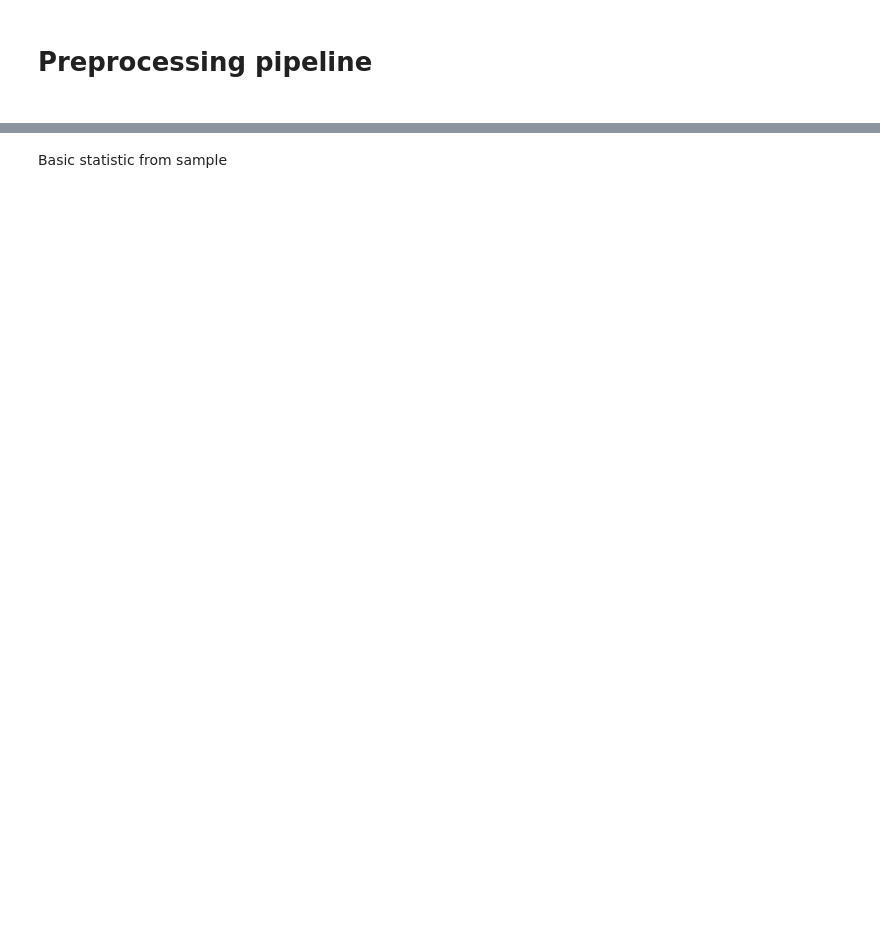
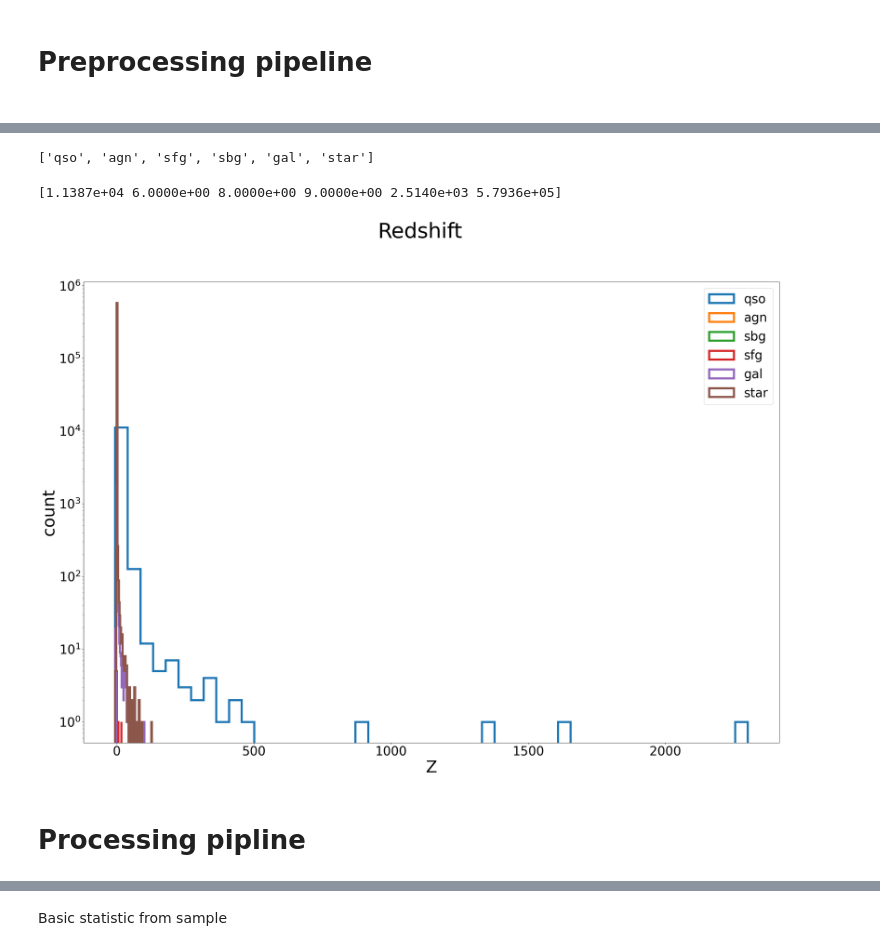
Before and after one commit to lrikozavr/extragalactic_object_locate_with_ml, a Jupyter notebook: export/main.ipynb, the cells around one changed output, grey strips where cells are left out. Cells and saved outputs as stored; diff of their text form; code cells hidden in the pictures; blank space fills up the shorter version.

```diff
--- a/export/main.ipynb
+++ b/export/main.ipynb
@@ -191,0 +291,3 @@ C:\Users\lrik\Work\agn_sdss/sample/qso_origin/1_catwise.csv
+# %%
+data = pd.read_csv(f'/media/lrikozavr/0402A64D02A64390/Users/lrik/Work/SDSS.csv', header = 0, sep = ',')
+data
@@ -191,0 +308,5 @@ C:\Users\lrik\Work\agn_sdss/sample/qso_origin/1_catwise.csv
+# %%
+one_hot_layer = lambda x: np.array([1 if x==class_name else 0 for i, class_name in enumerate(config.name_class)])
+data = pd.concat([data,pd.DataFrame(np.array(np.resize(np.concatenate(data.loc[:,"class_name"].apply(one_hot_layer).values,axis=0),(4854991,6))),columns=config.name_class_cls)],axis = 1)
+
+data
@@ -191,0 +327,2 @@ C:\Users\lrik\Work\agn_sdss/sample/qso_origin/1_catwise.csv
+# %%
+data_temp = data[0.1 <= abs(data["z_err"]/data["z"])]
@@ -192,3 +383,48 @@ C:\Users\lrik\Work\agn_sdss/sample/qso_origin/1_catwise.csv
+# %%
+config.name_class
+# %% [output]
+['qso', 'agn', 'sfg', 'sbg', 'gal', 'star']
+# %%
+columns = "z_err"
+def diff(data):
+    mass_data_class = []
+    count = np.zeros(len(config.name_class))
+    for i, name_class in enumerate(config.name_class):
+        if(name_class == "qso"):
+            count[i] = data[((data[f"{name_class}_cls"] == 1)) & (data["z"] <= 4.0)].loc[:,[columns]].shape[0]
+        #elif(not name_class == "star"):
+        else:
+            count[i] = data[(data[f"{name_class}_cls"] == 1)].loc[:,[columns]].shape[0]
+    print(count)
+    for i, name_class in enumerate(config.name_class):
+        if(name_class == "qso"):
+            mass_data_class.append(data[((data[f"{name_class}_cls"] == 1)) & (data["z"] <= 4.0)].loc[:,[columns]])
+        #elif(not name_class == "star"):
+        else:
+            mass_data_class.append(data[(data[f"{name_class}_cls"] == 1)].loc[:,[columns]])
+    return mass_data_class
+
+mass_data_class = diff(data_temp)
+# %% [output]
+[1.1387e+04 6.0000e+00 8.0000e+00 9.0000e+00 2.5140e+03 5.7936e+05]
+# %%
+
+fig=plt.figure()
+ax = fig.add_subplot(1,1,1)
+fig.suptitle("Redshift", fontsize=50)
+for i, name_class in enumerate(config.name_class):
+    #if(not name_class == "star"):
+    Hist1(ax,mass_data_class[i],'Z',name_class, histtype='step', fill=config.picture["hist"]["fill"], lw=5)
+ax.legend(prop={'size': 30})
+fig.set_size_inches(30,20)
+#fig.savefig(f"{config.path_pic}/hist/{config.name_sample}_{class_name}_{col}_hist.png")
+#fig.show()
+plt.show()
+#plt.close(fig)
+# %% [output]
+[figure, added]
+# %% [markdown]
+<h1>Processing pipline</h1>
 # %%
 data = pd.DataFrame()
 #data preparation
```
Also changed, not shown: parts of 37 cells of this notebook, 3 other files.
